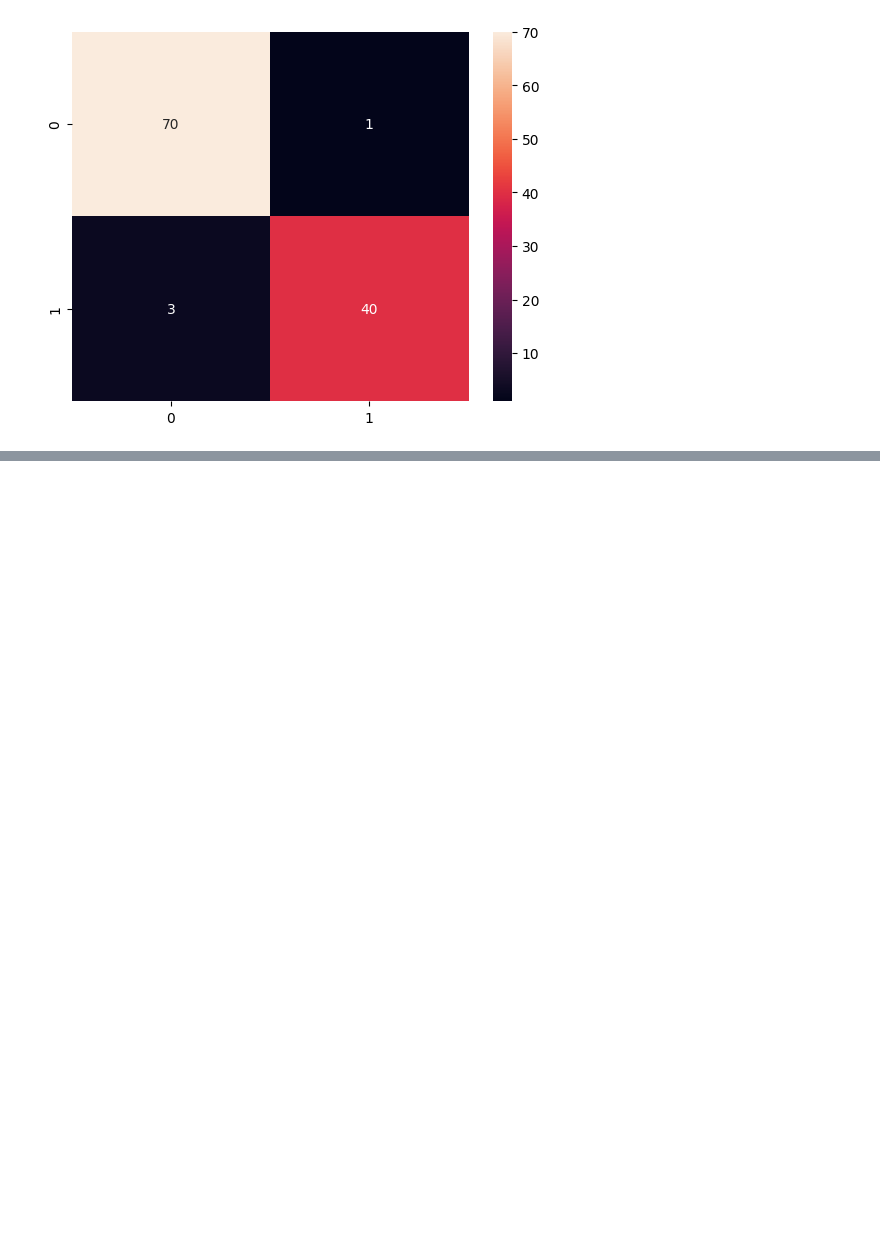
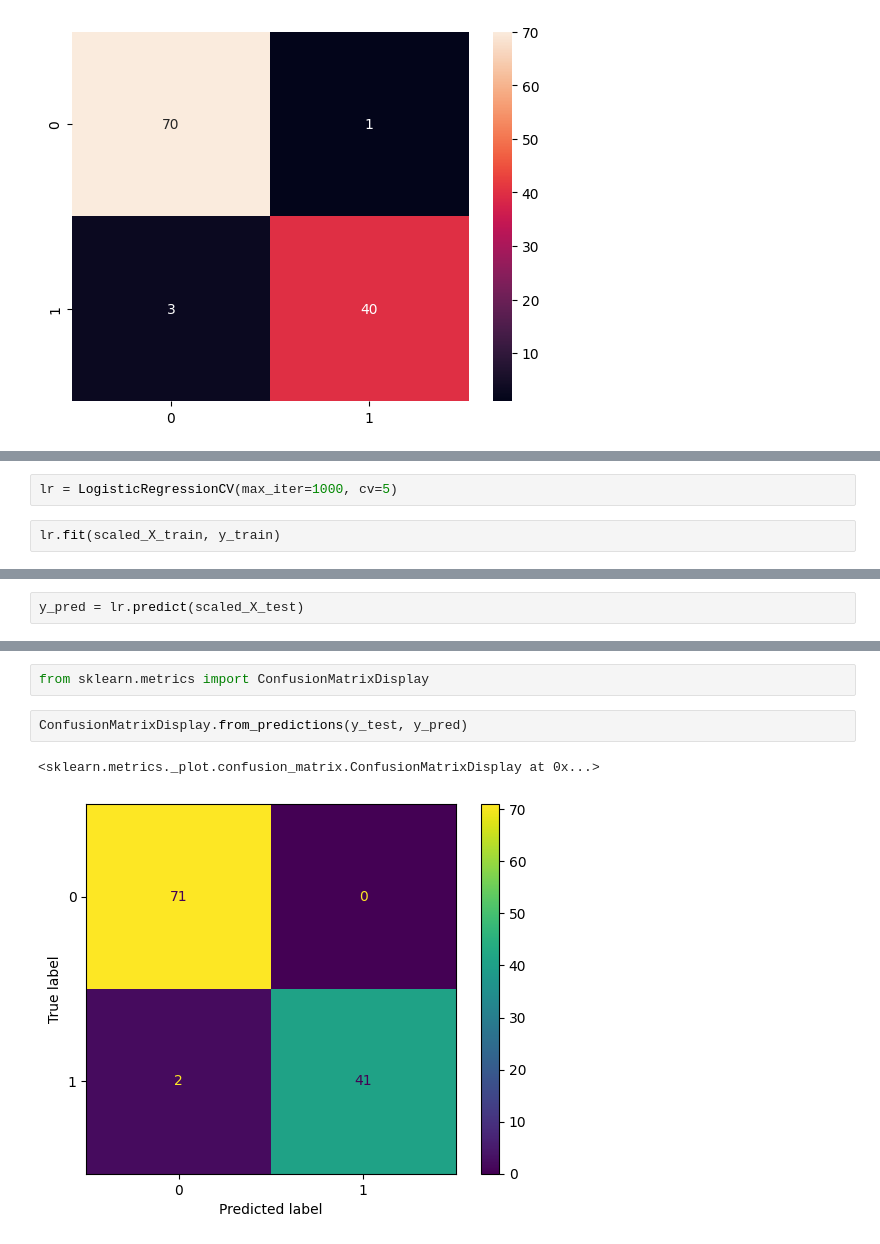
Before and after one commit to annamariabugaj/Kaggle_projects, a Jupyter notebook: cancer-data-acc-96.ipynb, the cells around one changed output, grey strips where cells are left out. Cells and saved outputs as stored; diff of their text form; blank space fills up the shorter version.

```diff
--- a/cancer-data-acc-96.ipynb
+++ b/cancer-data-acc-96.ipynb
@@ -290,0 +297,4 @@ sns.heatmap(confusion_matrix(y_test, preds), annot=True)
+# %%
+lr = LogisticRegressionCV(max_iter=1000, cv=5)
+# %%
+lr.fit(scaled_X_train, y_train)
@@ -290,0 +303,2 @@ sns.heatmap(confusion_matrix(y_test, preds), annot=True)
+# %%
+y_pred = lr.predict(scaled_X_test)
@@ -290,0 +316,7 @@ sns.heatmap(confusion_matrix(y_test, preds), annot=True)
+# %%
+from sklearn.metrics import ConfusionMatrixDisplay
+# %%
+ConfusionMatrixDisplay.from_predictions(y_test, y_pred)
+# %% [output]
+<sklearn.metrics._plot.confusion_matrix.ConfusionMatrixDisplay at 0x...>
+[figure, added]
```
Also changed, not shown: parts of 12 cells of this notebook.
